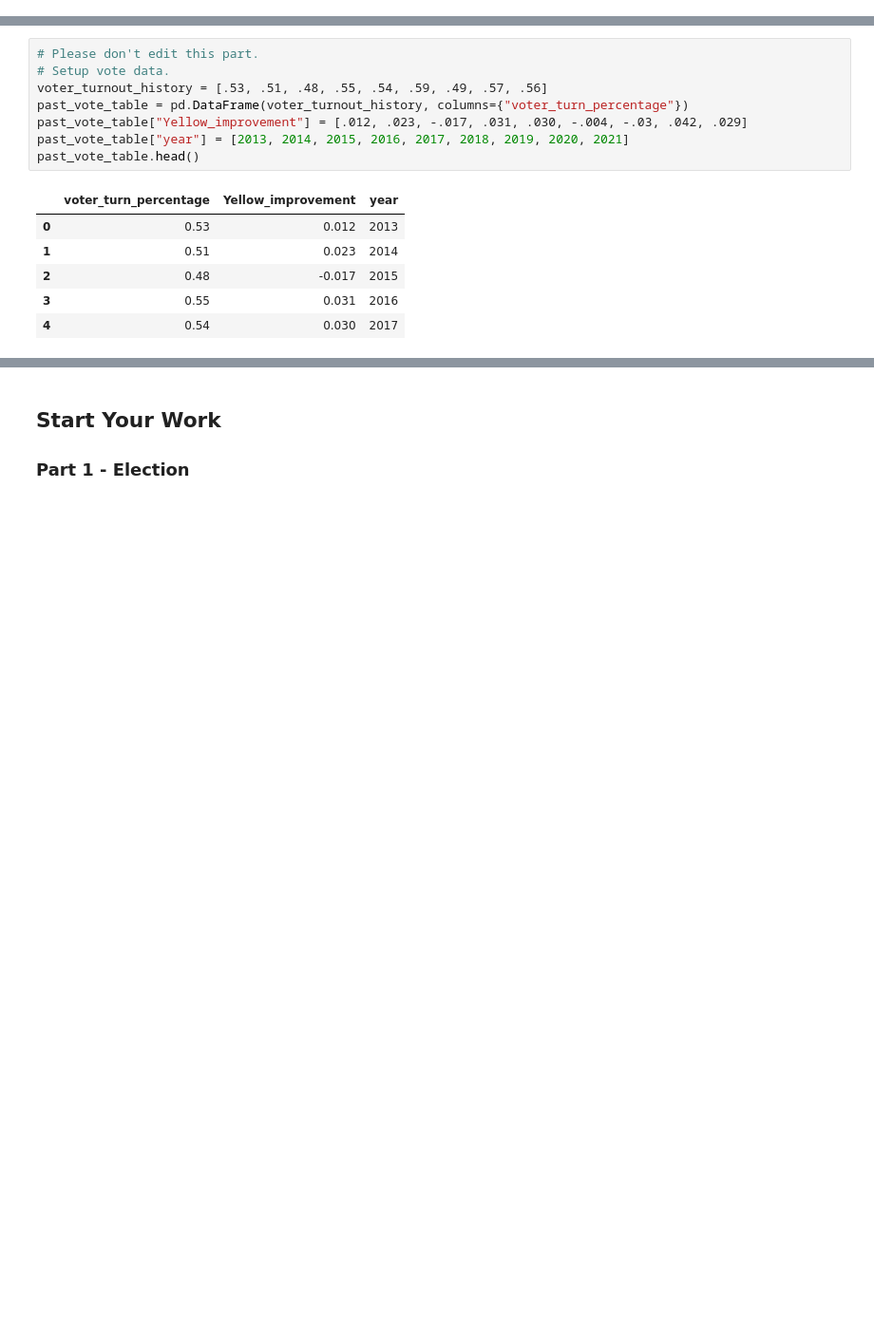
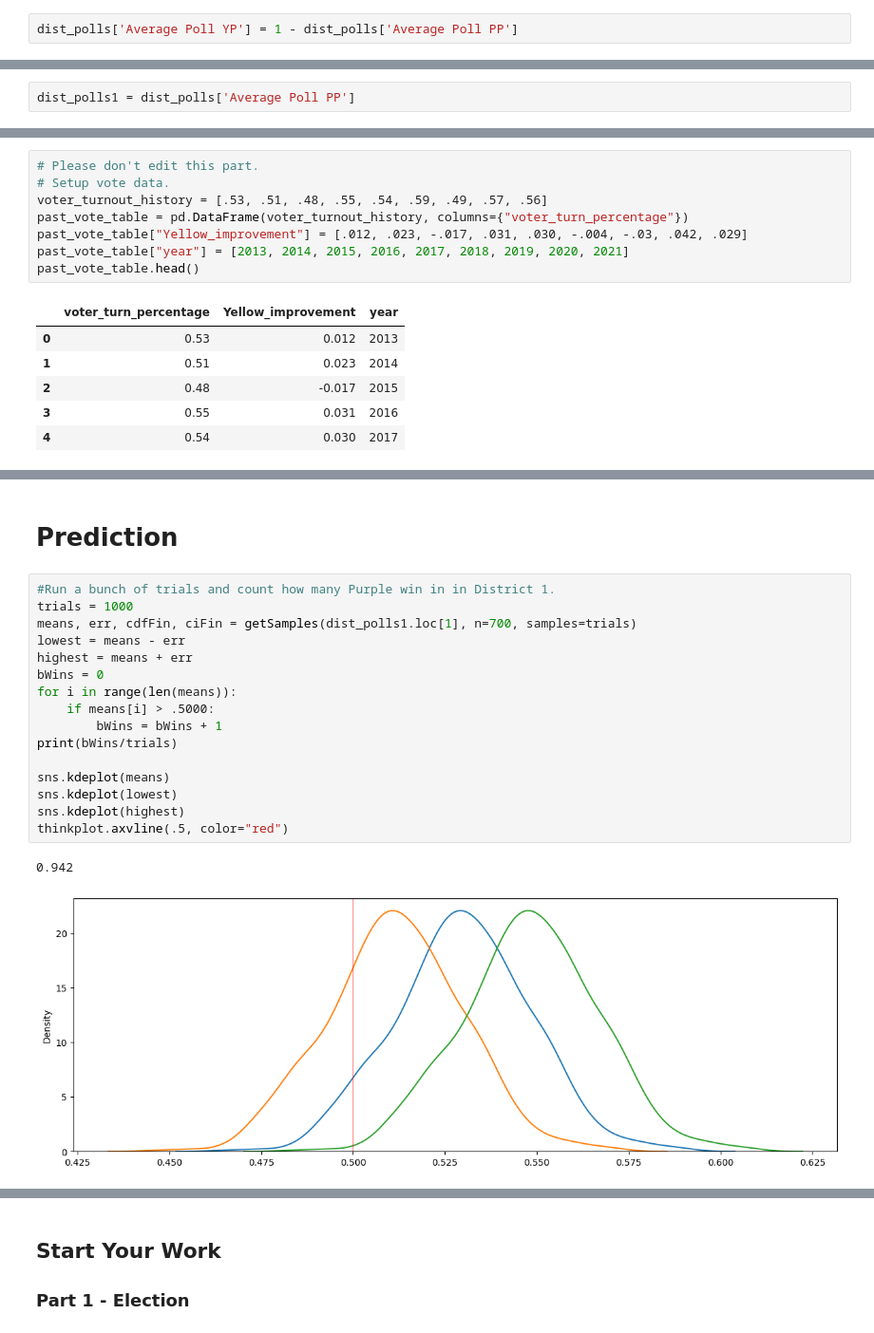
Before and after one commit to fadesere/DATA3450_Asn_3_Students, a Jupyter notebook: asn_3_1221_start copy.ipynb, the cells around one changed output, grey strips where cells are left out. Shown at 95% size. Saved outputs shown, nothing was run; the diff lists cells and outputs as text; blank space fills up the shorter version.

```diff
--- a/asn_3_1221_start copy.ipynb
+++ b/asn_3_1221_start copy.ipynb
@@ -73,0 +80,2 @@ dist_polls.head()
+# %%
+dist_polls['Average Poll YP'] = 1 - dist_polls['Average Poll PP']
@@ -73,0 +94,2 @@ dist_polls.head()
+# %%
+dist_polls1 = dist_polls['Average Poll PP']
@@ -92,0 +226,21 @@ past_vote_table.head()
+# %% [markdown]
+# Prediction
+# %%
+#Run a bunch of trials and count how many Purple win in in District 1.
+trials = 1000
+means, err, cdfFin, ciFin = getSamples(dist_polls1.loc[1], n=700, samples=trials)
+lowest = means - err
+highest = means + err
+bWins = 0
+for i in range(len(means)):
+    if means[i] > .5000:
+        bWins = bWins + 1
+print(bWins/trials)
+
+sns.kdeplot(means)
+sns.kdeplot(lowest)
+sns.kdeplot(highest)
+thinkplot.axvline(.5, color="red")
+# %% [output]
+0.942
+[figure, added]
```
Also changed, not shown: parts of 17 cells of this notebook.
